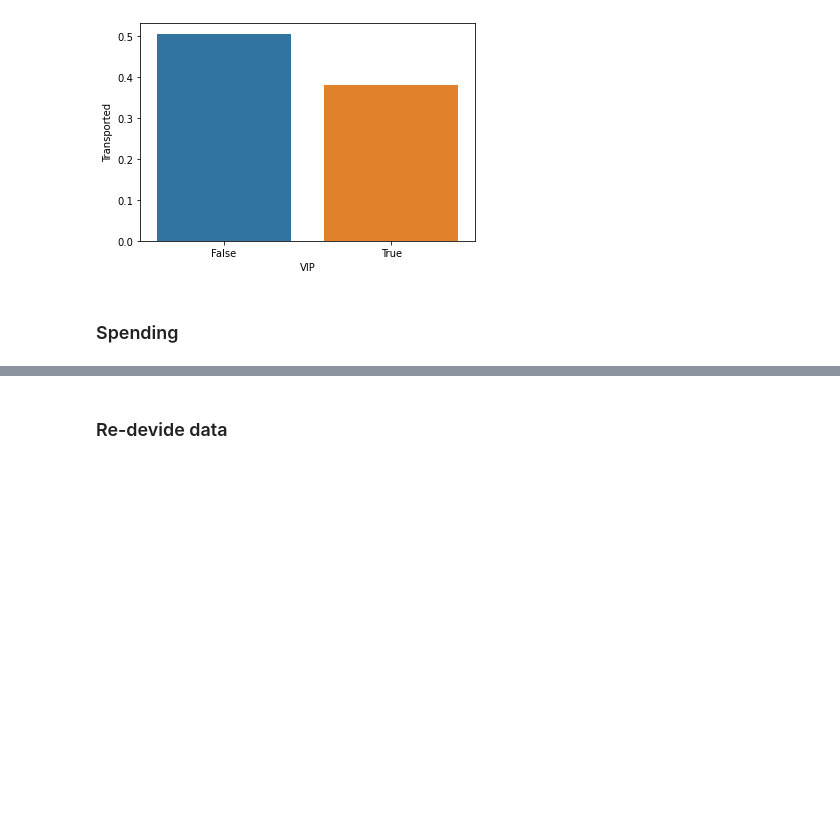
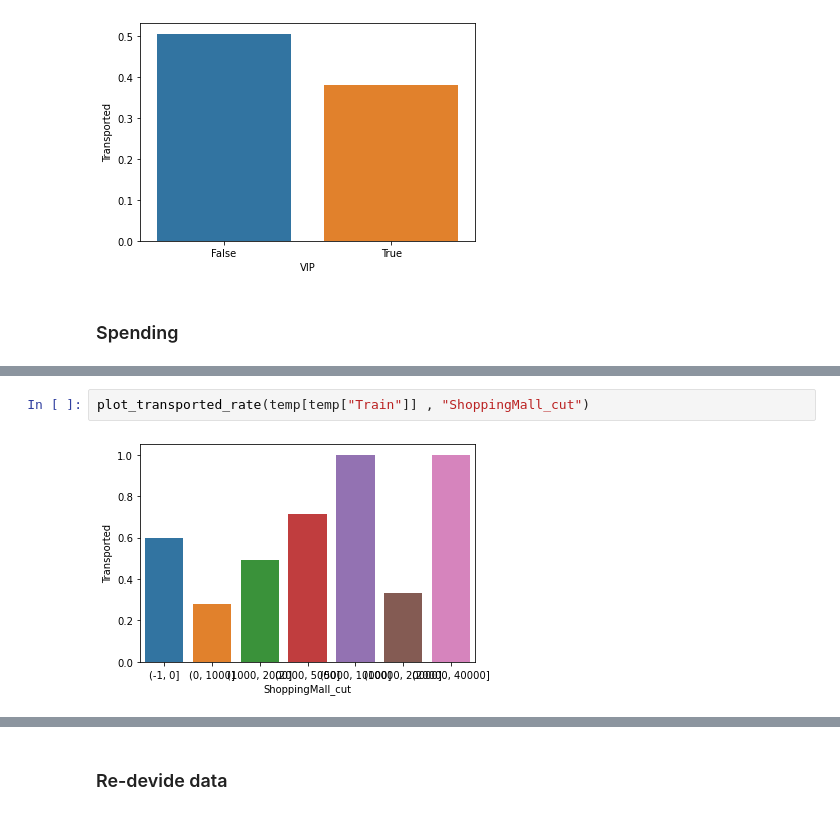
Before and after one commit to DrEntropy/Kaggle, a Jupyter notebook: SpaceshipTitanic/spaceshipTitan.ipynb, the cells around one changed output, grey strips where cells are left out. Saved outputs shown, nothing was run; the diff lists cells and outputs as text; blank space fills up the shorter version.

```diff
--- a/SpaceshipTitanic/spaceshipTitan.ipynb
+++ b/SpaceshipTitanic/spaceshipTitan.ipynb
@@ -332,0 +374,4 @@ plot_transported_rate(all_data[all_data["Train"]] , "VIP")
+# %%
+plot_transported_rate(temp[temp["Train"]] , "ShoppingMall_cut")
+# %% [output]
+[figure, added]
```
Also changed, not shown: parts of 55 cells of this notebook.
